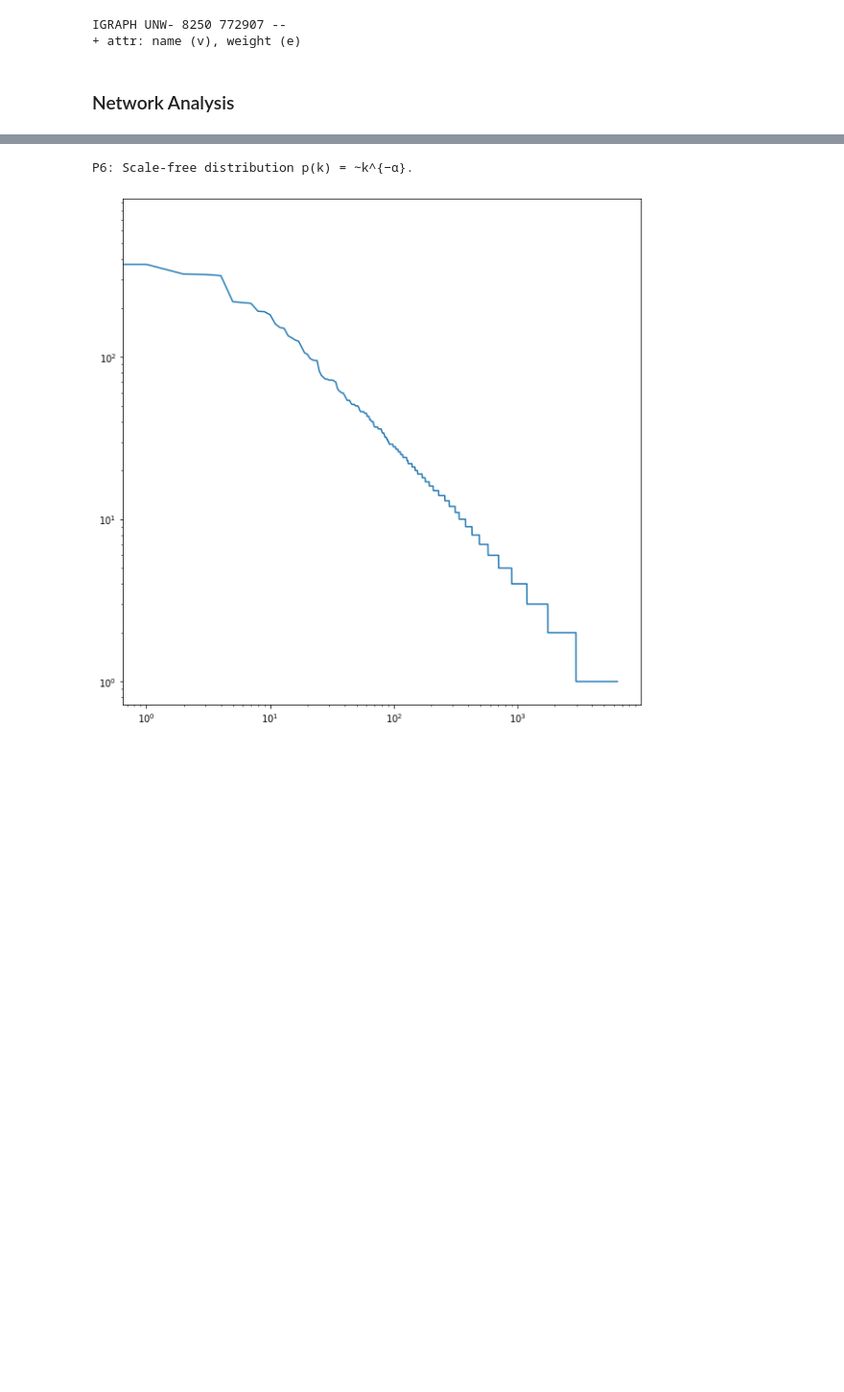
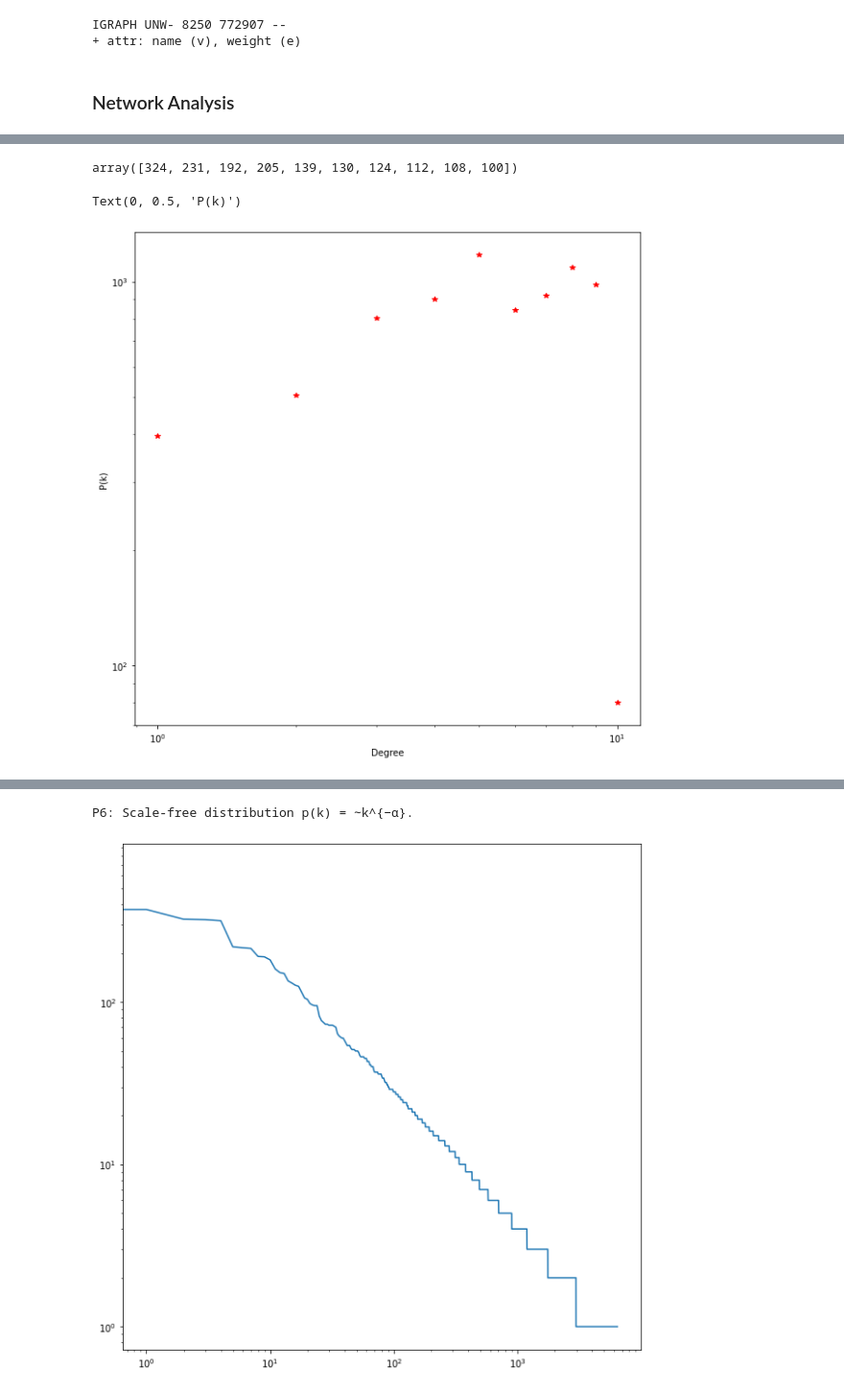
Before and after one commit to diazmx/phd-thesis-lab, a Jupyter notebook: 04-Analysis/02-NetworkModel.ipynb, the cells around one changed output, grey strips where cells are left out. Shown at 96% size. Drawn from its saved outputs; the diff is of its cells as text; code cells hidden in the pictures; blank space fills up the shorter version.

```diff
--- a/04-Analysis/02-NetworkModel.ipynb
+++ b/04-Analysis/02-NetworkModel.ipynb
@@ -345,0 +447,21 @@ P6: Scale-free distribution p(k) = ∼k^{−α}.
+# %%
+suma_ = 0
+anterior_i = 0
+lista_x = []
+for i in range(1, 12):
+    cal = 2 ** (i)
+    suma_ = suma_ + cal
+    print("Corte:",cal)
+    temp = sum(degree_list[anterior_i:cal])
+    print("Elementos de", anterior_i,"-", cal, " = ", temp)
+    anterior_i = cal
+    lista_x.append(temp)
+    if suma_ > len(degree_list):
+        print("Corte:",len(degree_list))
+        temp = sum(degree_list[anterior_i:len(degree_list)])
+        print("Elementos de", anterior_i,"-", cal, " = ", temp)
+
+        lista_x.append(temp)
+        anterior_i = cal
+        break
+lista_x
@@ -345,0 +487,13 @@ P6: Scale-free distribution p(k) = ∼k^{−α}.
+# %%
+degree_list[:10]
+# %% [output]
+array([324, 231, 192, 205, 139, 130, 124, 112, 108, 100])
+# %%
+plt.figure(figsize=(10, 10))
+plt.plot(lista_x, "r*")
+plt.loglog()
+plt.xlabel('Degree')
+plt.ylabel('P(k)')
+# %% [output]
+Text(0, 0.5, 'P(k)')
+[figure, added]
```
Also changed, not shown: parts of 32 cells of this notebook, 2 other files.
